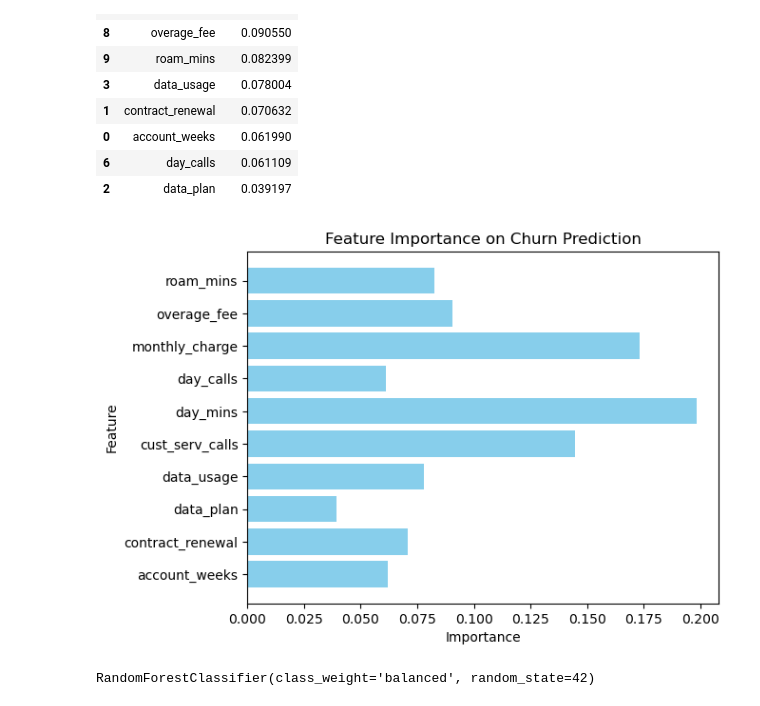
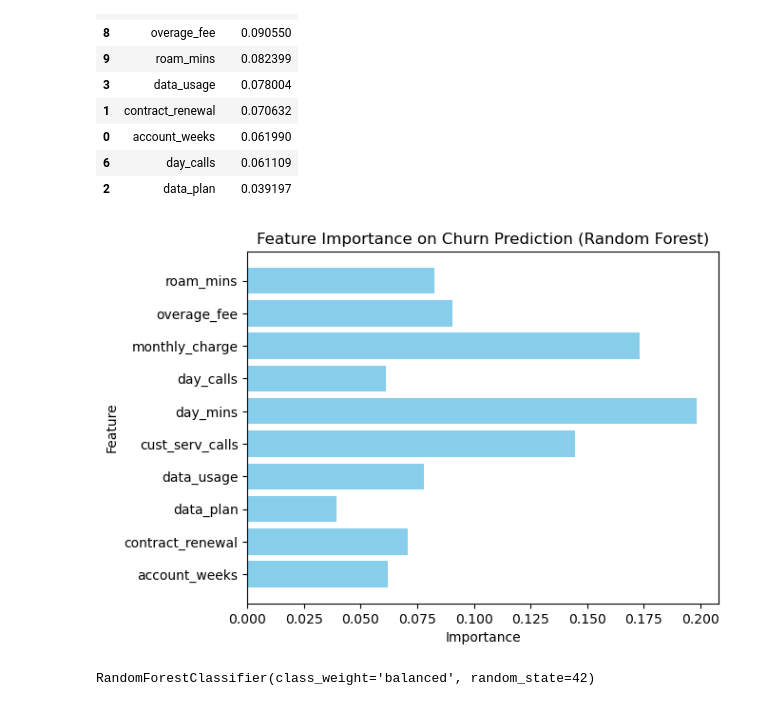
Before and after one commit to khanim-abdullayeva/Telecom-Customer-Churn-Retention-Analysis, a Jupyter notebook: ml/telecom_churn_prediction.ipynb, the cells around one changed output. Saved outputs shown, nothing was run; the diff lists cells and outputs as text; code cells hidden in the pictures.

```diff
--- a/ml/telecom_churn_prediction.ipynb
+++ b/ml/telecom_churn_prediction.ipynb
@@ -421,14 +421,14 @@ rf_importances_df.sort_values(by = "Importance", ascending = False)
 # %%
 # Visualize Random Forest importances for each feature
 x = rf_importances_df["Importance"]
 y = rf_importances_df["Feature"]
 plt.barh(y,x,color = "skyblue")
-plt.title("Feature Importance on Churn Prediction")
+plt.title("Feature Importance on Churn Prediction (Random Forest)")
 plt.xlabel("Importance")
 plt.ylabel("Feature")
 plt.show()
 # %% [output]
-[figure, old version]
+[figure, new version]
 # %%
 # Create a balanced Random Forest model
 balanced_rf = RandomForestClassifier(
```
Also changed, not shown: parts of 1 cell of this notebook.
